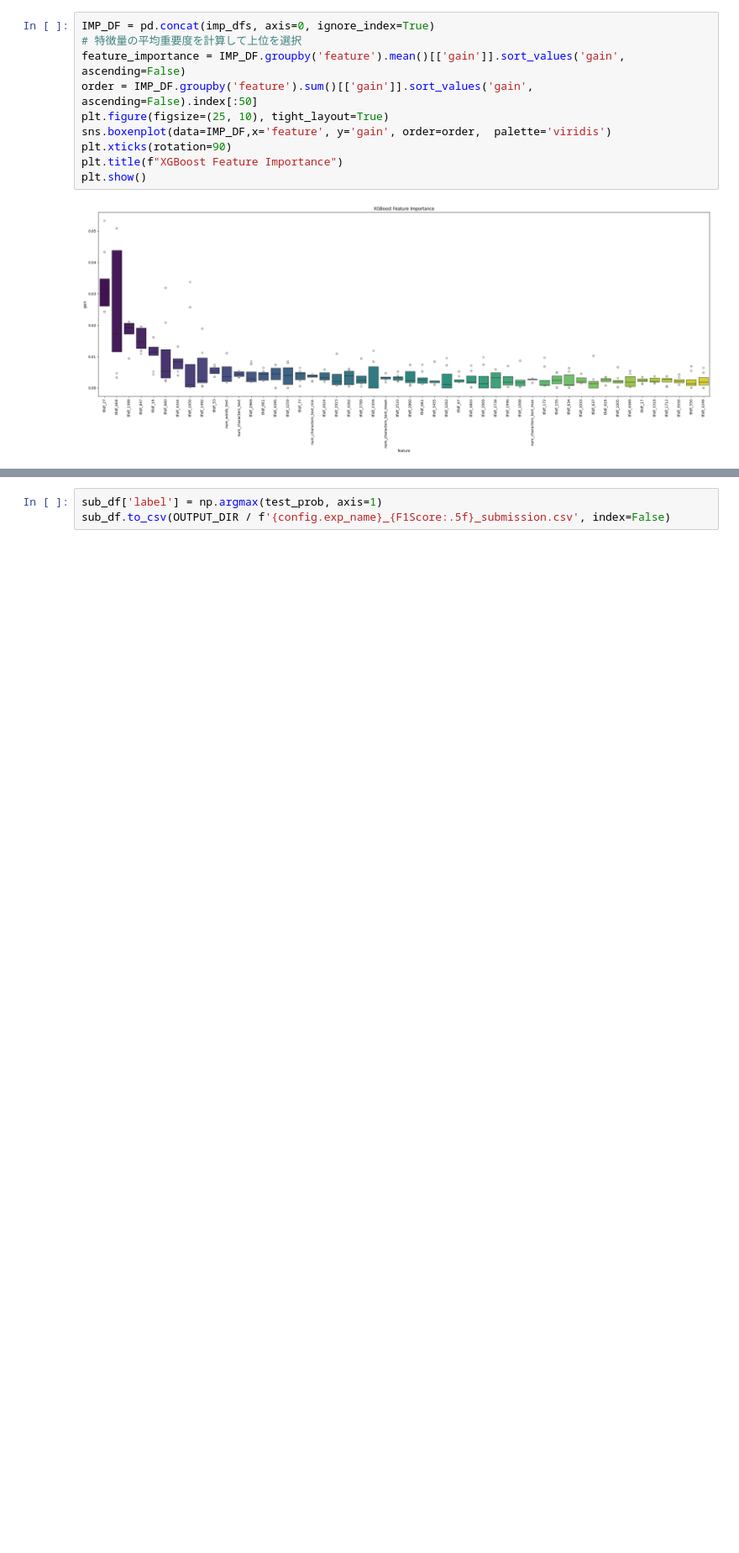
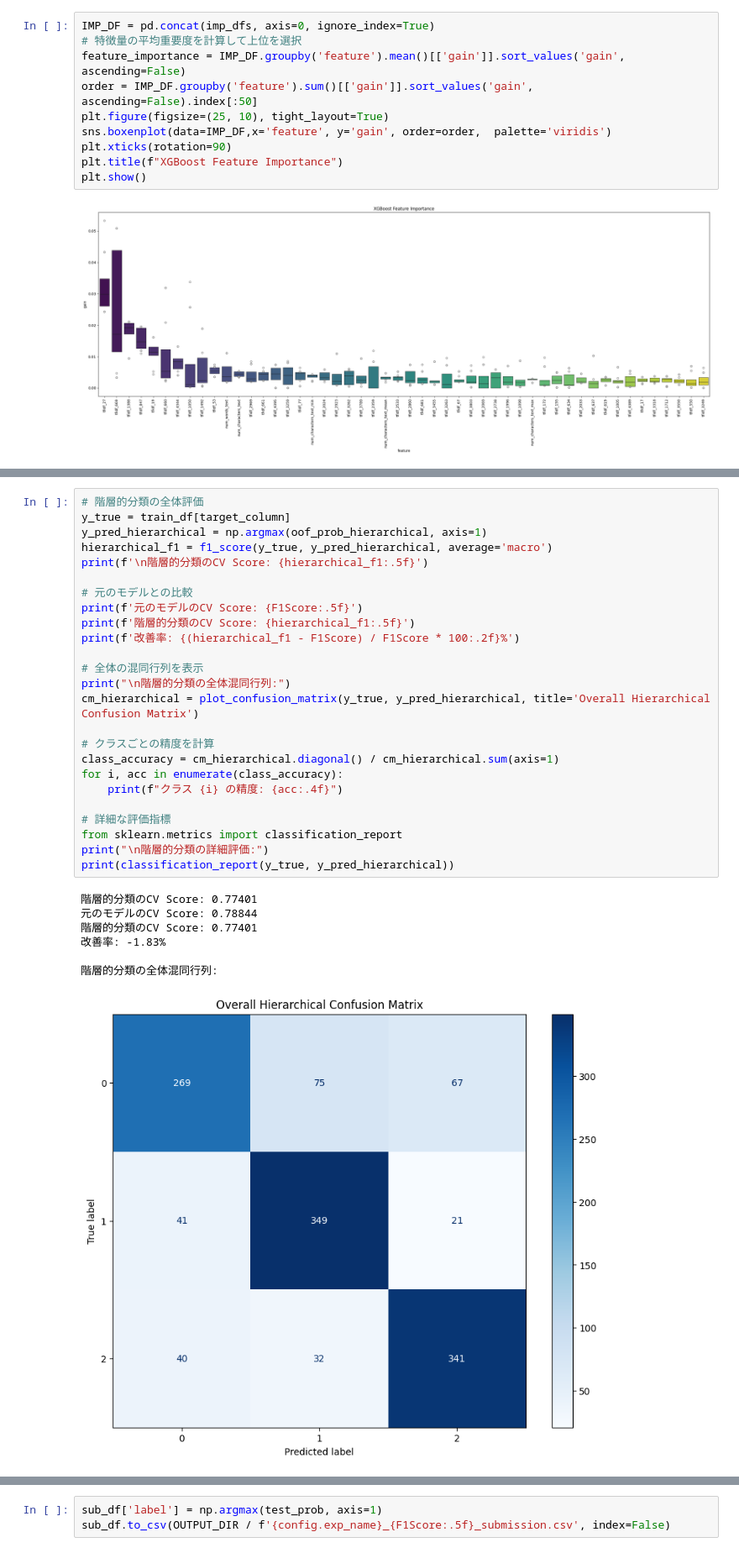
Before and after one commit to takumi19910112/google_colab, a Jupyter notebook: yama_3_xg_boost.ipynb, the cells around one changed output, grey strips where cells are left out. Shown at 84% size. Cells and saved outputs as stored; diff of their text form; blank space fills up the shorter version.

```diff
--- a/yama_3_xg_boost.ipynb
+++ b/yama_3_xg_boost.ipynb
@@ -723,0 +953,33 @@ Fold 5 | Valid_score: 0.76613
+# %%
+# 階層的分類の全体評価
+y_true = train_df[target_column]
+y_pred_hierarchical = np.argmax(oof_prob_hierarchical, axis=1)
+hierarchical_f1 = f1_score(y_true, y_pred_hierarchical, average='macro')
+print(f'\n階層的分類のCV Score: {hierarchical_f1:.5f}')
+
+# 元のモデルとの比較
+print(f'元のモデルのCV Score: {F1Score:.5f}')
+print(f'階層的分類のCV Score: {hierarchical_f1:.5f}')
+print(f'改善率: {(hierarchical_f1 - F1Score) / F1Score * 100:.2f}%')
+
+# 全体の混同行列を表示
+print("\n階層的分類の全体混同行列:")
+cm_hierarchical = plot_confusion_matrix(y_true, y_pred_hierarchical, title='Overall Hierarchical Confusion Matrix')
+
+# クラスごとの精度を計算
+class_accuracy = cm_hierarchical.diagonal() / cm_hierarchical.sum(axis=1)
+for i, acc in enumerate(class_accuracy):
+    print(f"クラス {i} の精度: {acc:.4f}")
+
+# 詳細な評価指標
+from sklearn.metrics import classification_report
+print("\n階層的分類の詳細評価:")
+print(classification_report(y_true, y_pred_hierarchical))
+# %% [output]
+階層的分類のCV Score: 0.77401
+元のモデルのCV Score: 0.78844
+階層的分類のCV Score: 0.77401
+改善率: -1.83%
+
+階層的分類の全体混同行列:
+[figure, added]
```
Also changed, not shown: parts of 5 cells of this notebook.
